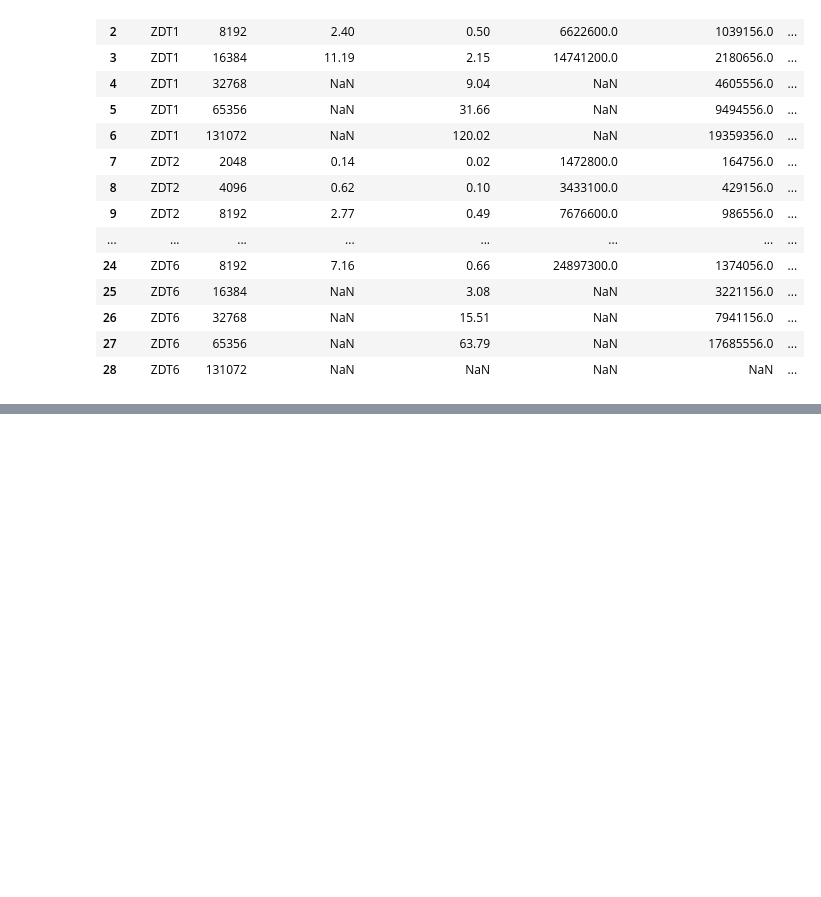
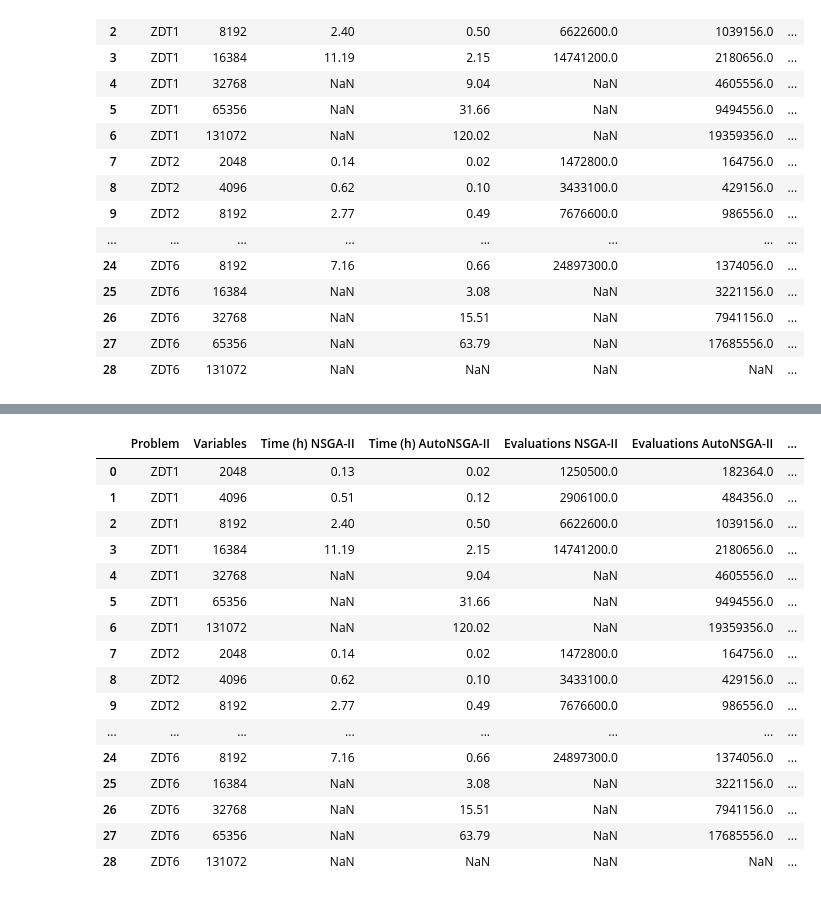
Before and after one commit to NicolasRodriguezUribe/VAMOS, a Jupyter notebook: notebooks/sota-zdt.ipynb, the cells around one changed output, grey strips where cells are left out. Cells and saved outputs as stored; diff of their text form; code cells hidden in the pictures; blank space fills up the shorter version.

```diff
--- a/notebooks/sota-zdt.ipynb
+++ b/notebooks/sota-zdt.ipynb
@@ -74,0 +219,34 @@ display(baseline_df)
+# %%
+
+RUN_RESULTS = globals().get("RUN_RESULTS", {})
+if not RUN_RESULTS:
+    raise RuntimeError("Run the launch cell first to populate RUN_RESULTS.")
+
+updated_df = baseline_df.copy()
+mask_zdt1_2048 = (updated_df["Problem"] == "ZDT1") & (updated_df["Variables"] == 2_048)
+
+metrics = RUN_RESULTS.get("autonsga2")
+if metrics:
+    updated_df.loc[mask_zdt1_2048, "AutoNSGA-II-Nico"] = metrics["time_ms"] / 3_600_000
+    updated_df.loc[mask_zdt1_2048, "Evaluations AutoNSGA-II"] = metrics["evaluations"]
+
+baseline_df = updated_df
+display(updated_df)
+# %% [output]
+|  | Problem | Variables | Time (h) NSGA-II | Time (h) AutoNSGA-II | Evaluations NSGA-II | Evaluations AutoNSGA-II | ... |
+| 0 | ZDT1 | 2048 | 0.13 | 0.02 | 1250500.0 | 182364.0 | ... |
+| 1 | ZDT1 | 4096 | 0.51 | 0.12 | 2906100.0 | 484356.0 | ... |
+| 2 | ZDT1 | 8192 | 2.40 | 0.50 | 6622600.0 | 1039156.0 | ... |
+| 3 | ZDT1 | 16384 | 11.19 | 2.15 | 14741200.0 | 2180656.0 | ... |
+| 4 | ZDT1 | 32768 | NaN | 9.04 | NaN | 4605556.0 | ... |
+| 5 | ZDT1 | 65356 | NaN | 31.66 | NaN | 9494556.0 | ... |
+| 6 | ZDT1 | 131072 | NaN | 120.02 | NaN | 19359356.0 | ... |
+| 7 | ZDT2 | 2048 | 0.14 | 0.02 | 1472800.0 | 164756.0 | ... |
+| 8 | ZDT2 | 4096 | 0.62 | 0.10 | 3433100.0 | 429156.0 | ... |
+| 9 | ZDT2 | 8192 | 2.77 | 0.49 | 7676600.0 | 986556.0 | ... |
+| ... | ... | ... | ... | ... | ... | ... | ... |
+| 24 | ZDT6 | 8192 | 7.16 | 0.66 | 24897300.0 | 1374056.0 | ... |
+| 25 | ZDT6 | 16384 | NaN | 3.08 | NaN | 3221156.0 | ... |
+| 26 | ZDT6 | 32768 | NaN | 15.51 | NaN | 7941156.0 | ... |
+| 27 | ZDT6 | 65356 | NaN | 63.79 | NaN | 17685556.0 | ... |
+| 28 | ZDT6 | 131072 | NaN | NaN | NaN | NaN | ... |
```
Also changed, not shown: parts of 6 cells of this notebook, 11 other files.
